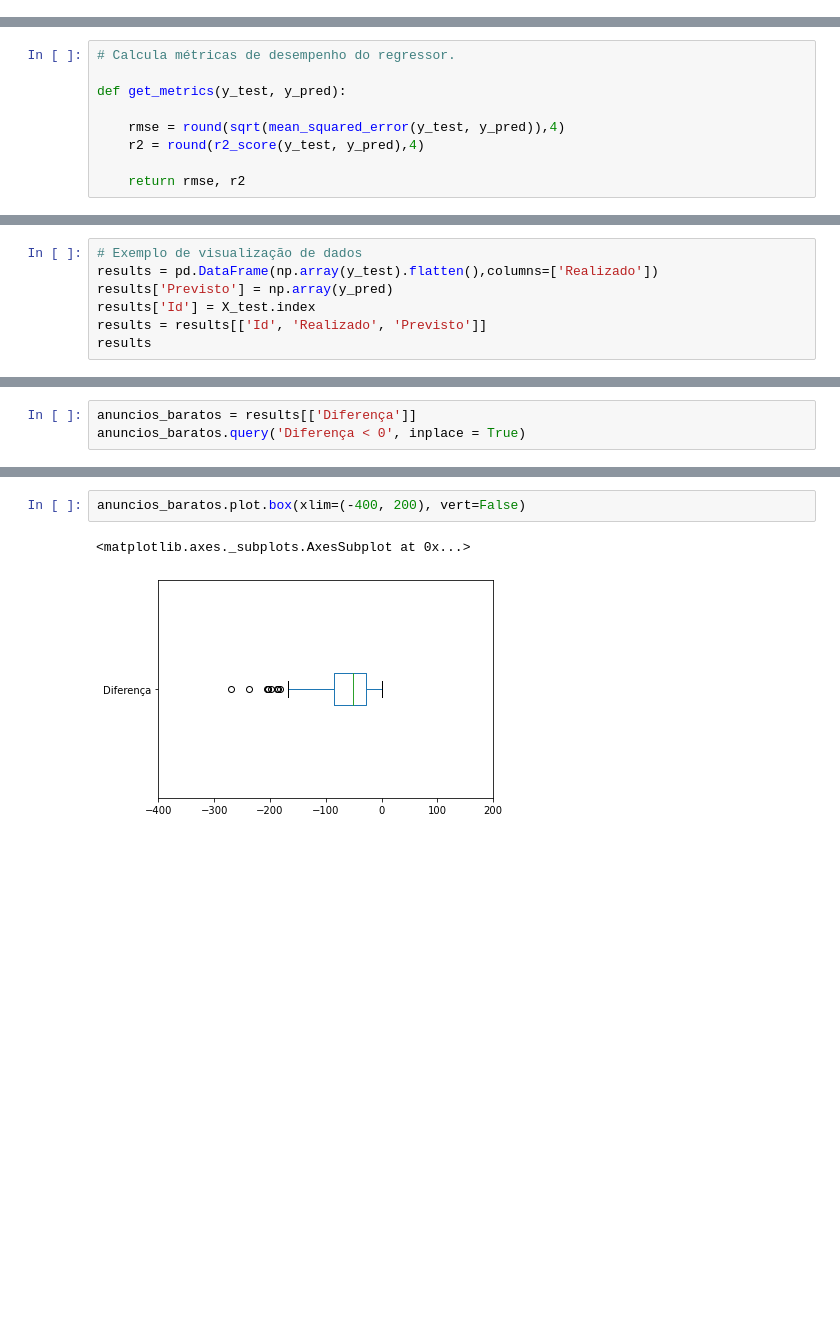
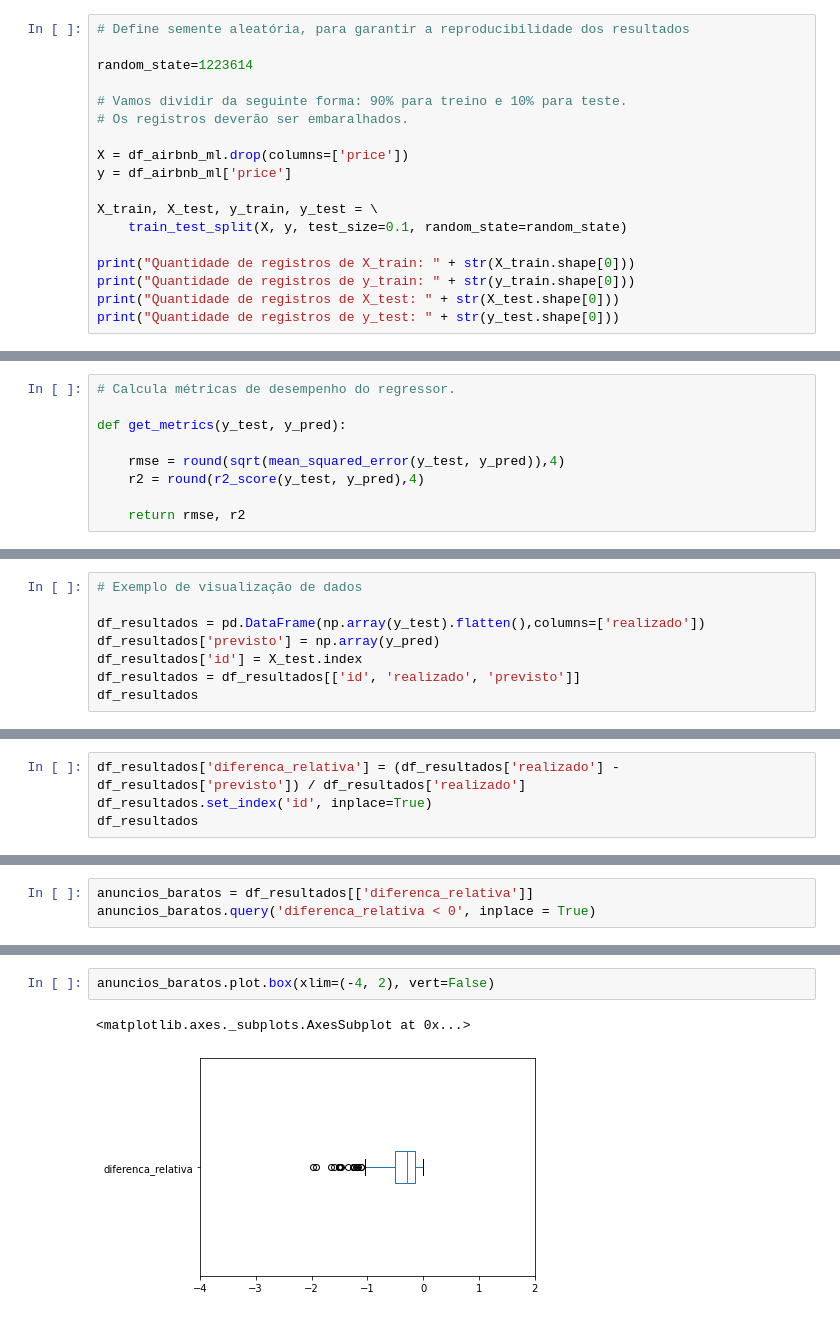
Before and after one commit to frlsouza/pmv_tcc_airbnb, a Jupyter notebook: tcc-puc-airbnb-e-resultados.ipynb, the cells around one changed output, grey strips where cells are left out. Saved outputs shown, nothing was run; the diff lists cells and outputs as text; blank space fills up the shorter version.

```diff
--- a/tcc-puc-airbnb-e-resultados.ipynb
+++ b/tcc-puc-airbnb-e-resultados.ipynb
@@ -15,0 +26,18 @@ df_airbnb = pd.read_csv('airbnb.csv', index_col='id', engine='python', sep =',',
+# %%
+# Define semente aleatória, para garantir a reproducibilidade dos resultados
+
+random_state=1223614
+
+# Vamos dividir da seguinte forma: 90% para treino e 10% para teste.
+# Os registros deverão ser embaralhados.
+
+X = df_airbnb_ml.drop(columns=['price'])
+y = df_airbnb_ml['price']
+
+X_train, X_test, y_train, y_test = \
+    train_test_split(X, y, test_size=0.1, random_state=random_state)
+
+print("Quantidade de registros de X_train: " + str(X_train.shape[0]))
+print("Quantidade de registros de y_train: " + str(y_train.shape[0]))
+print("Quantidade de registros de X_test: " + str(X_test.shape[0]))
+print("Quantidade de registros de y_test: " + str(y_test.shape[0]))
@@ -87,8 +104,9 @@ df_comparacao['R2'].plot.barh()
 # %%
 # Exemplo de visualização de dados
-results = pd.DataFrame(np.array(y_test).flatten(),columns=['Realizado'])
-results['Previsto'] = np.array(y_pred)
-results['Id'] = X_test.index
-results = results[['Id', 'Realizado', 'Previsto']]
-results
+
+df_resultados = pd.DataFrame(np.array(y_test).flatten(),columns=['realizado'])
+df_resultados['previsto'] = np.array(y_pred)
+df_resultados['id'] = X_test.index
+df_resultados = df_resultados[['id', 'realizado', 'previsto']]
+df_resultados
 # %% [output]
@@ -136,0 +138,4 @@ results
+# %%
+df_resultados['diferenca_relativa'] = (df_resultados['realizado'] - df_resultados['previsto']) / df_resultados['realizado']
+df_resultados.set_index('id', inplace=True)
+df_resultados
@@ -137,6 +157,6 @@ results
 # %%
-anuncios_baratos = results[['Diferença']]
-anuncios_baratos.query('Diferença < 0', inplace = True)
+anuncios_baratos = df_resultados[['diferenca_relativa']]
+anuncios_baratos.query('diferenca_relativa < 0', inplace = True)
 # %%
 anuncios_baratos
 # %% [output]
@@ -162,5 +184,5 @@ anuncios_baratos.plot.density(xlim=(-400, 200))
 # %%
-anuncios_baratos.plot.box(xlim=(-400, 200), vert=False)
+anuncios_baratos.plot.box(xlim=(-4, 2), vert=False)
 # %% [output]
 <matplotlib.axes._subplots.AxesSubplot at 0x...>
-[figure, old version]
+[figure, new version]
```
Also changed, not shown: parts of 38 cells of this notebook, 8 other files.
